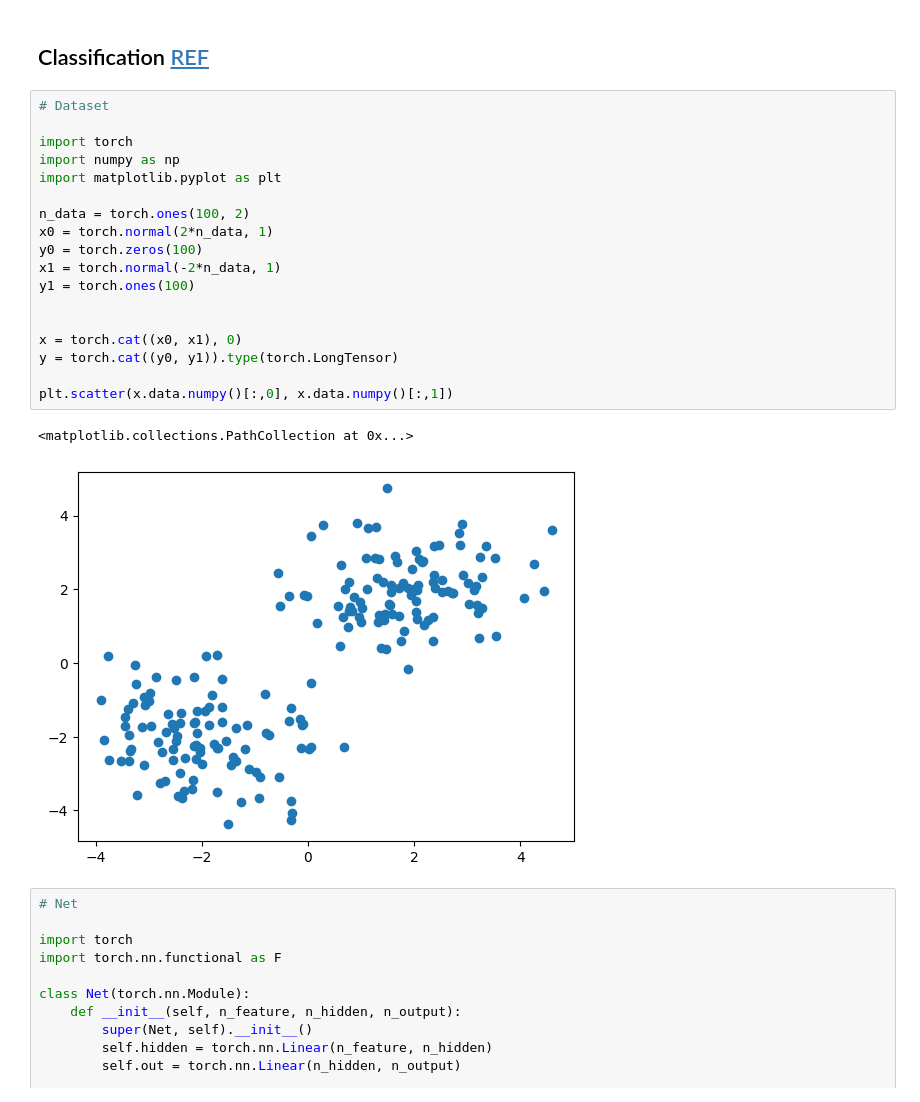
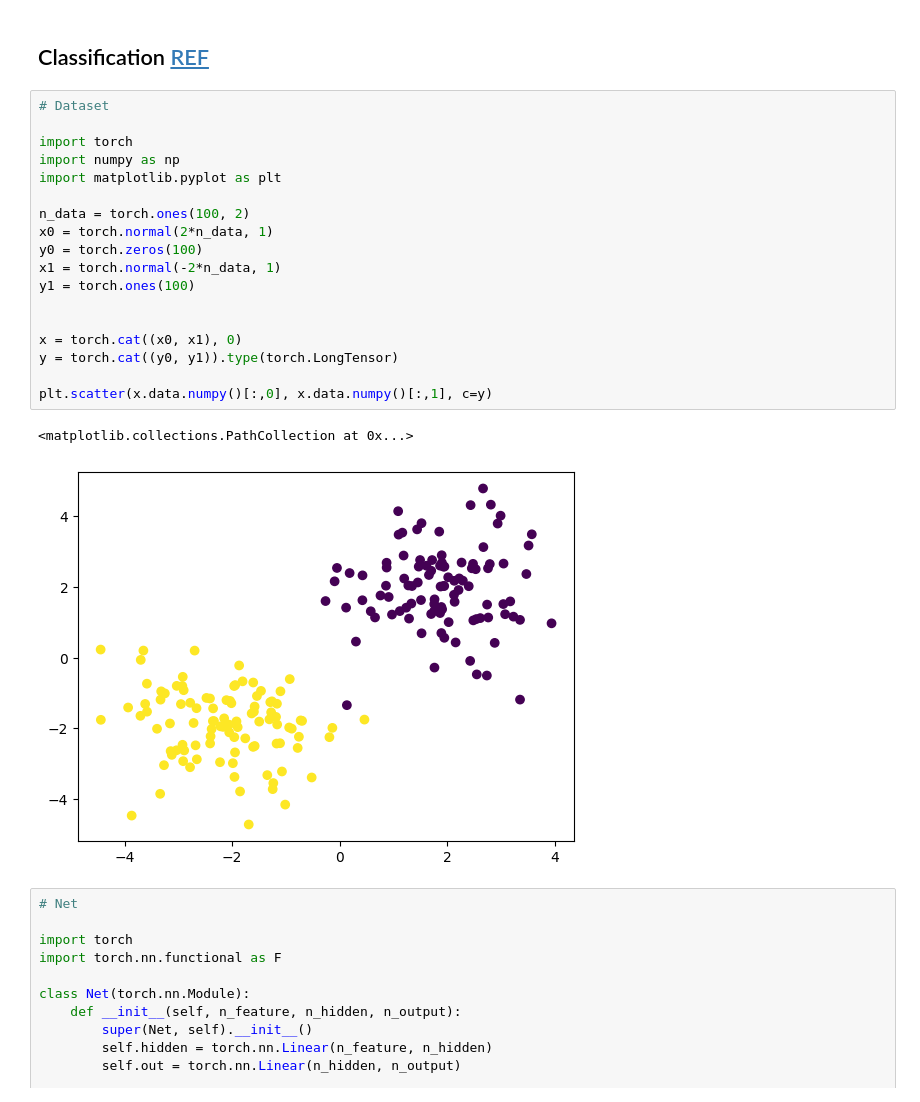
Before and after one commit to xitongsys/notes, a Jupyter notebook: ml/torch.ipynb, the cells around one changed output. Cells and saved outputs as stored; diff of their text form.

```diff
--- a/ml/torch.ipynb
+++ b/ml/torch.ipynb
@@ -97,24 +97,24 @@ plt.plot(x.data.numpy(), prediction.data.numpy(), color='r')
 # %%
 # Dataset
 
 import torch
 import numpy as np
 import matplotlib.pyplot as plt
 
 n_data = torch.ones(100, 2)
 x0 = torch.normal(2*n_data, 1)
 y0 = torch.zeros(100)
 x1 = torch.normal(-2*n_data, 1)
 y1 = torch.ones(100)
 
 
 x = torch.cat((x0, x1), 0)
 y = torch.cat((y0, y1)).type(torch.LongTensor)
 
-plt.scatter(x.data.numpy()[:,0], x.data.numpy()[:,1])
+plt.scatter(x.data.numpy()[:,0], x.data.numpy()[:,1], c=y)
 # %% [output]
 <matplotlib.collections.PathCollection at 0x...>
-[figure, old version]
+[figure, new version]
 # %%
 # Net
 
```
Also changed, not shown: parts of 1 cell of this notebook.
